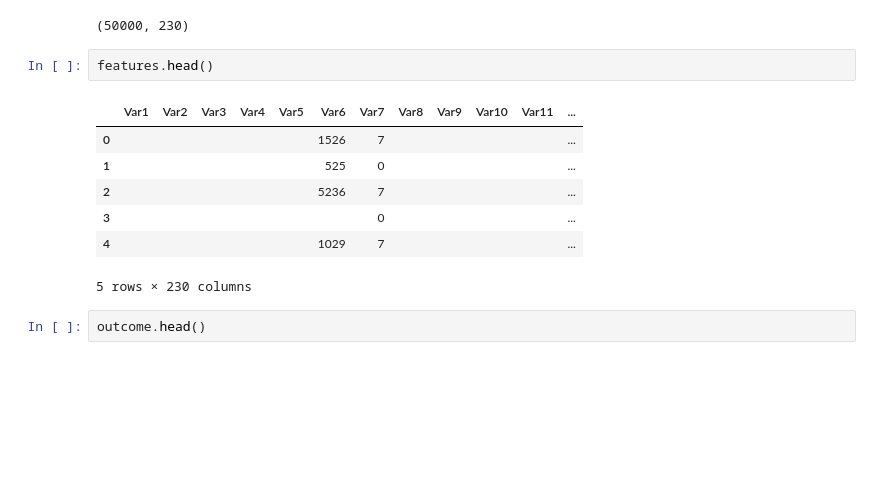
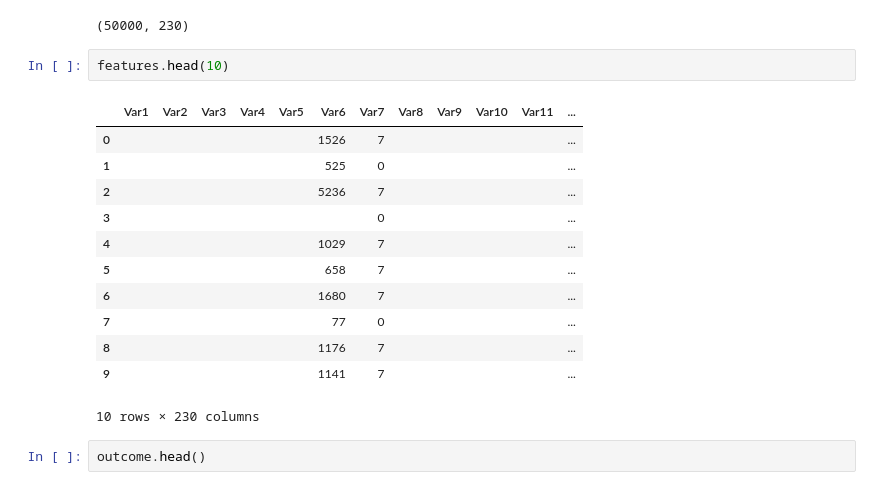
Before and after one commit to EliGorniak/KDD_Cup2009_MachineLearning_Kaggle_Project, a Jupyter notebook: KDD_Cup_2009_ML.ipynb, the cells around one changed output. Cells and saved outputs as stored; diff of their text form; blank space fills up the shorter version.

```diff
--- a/KDD_Cup_2009_ML.ipynb
+++ b/KDD_Cup_2009_ML.ipynb
@@ -33,15 +33,20 @@ features.shape
 # %% [output]
 (50000, 230)
 # %%
-features.head()
+features.head(10)
 # %% [output]
 |  | Var1 | Var2 | Var3 | Var4 | Var5 | Var6 | Var7 | Var8 | Var9 | Var10 | Var11 | ... |
 | 0 |  |  |  |  |  | 1526 | 7 |  |  |  |  | ... |
 | 1 |  |  |  |  |  | 525 | 0 |  |  |  |  | ... |
 | 2 |  |  |  |  |  | 5236 | 7 |  |  |  |  | ... |
 | 3 |  |  |  |  |  |  | 0 |  |  |  |  | ... |
 | 4 |  |  |  |  |  | 1029 | 7 |  |  |  |  | ... |
+| 5 |  |  |  |  |  | 658 | 7 |  |  |  |  | ... |
+| 6 |  |  |  |  |  | 1680 | 7 |  |  |  |  | ... |
+| 7 |  |  |  |  |  | 77 | 0 |  |  |  |  | ... |
+| 8 |  |  |  |  |  | 1176 | 7 |  |  |  |  | ... |
+| 9 |  |  |  |  |  | 1141 | 7 |  |  |  |  | ... |
-5 rows × 230 columns
+10 rows × 230 columns
 # %%
 outcome.head()
 # %% [output]
```
Also changed, not shown: parts of 22 cells of this notebook.
